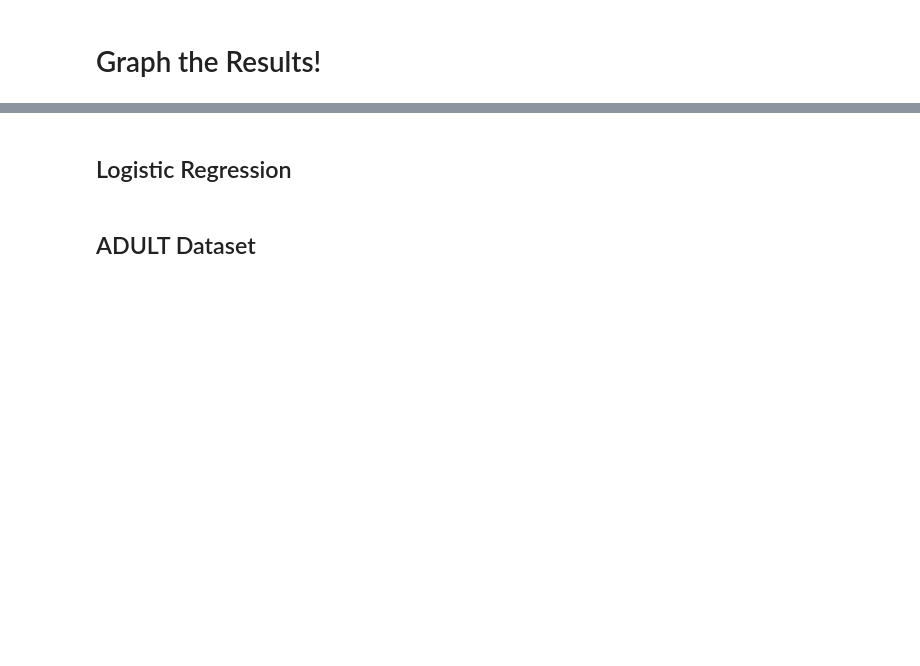
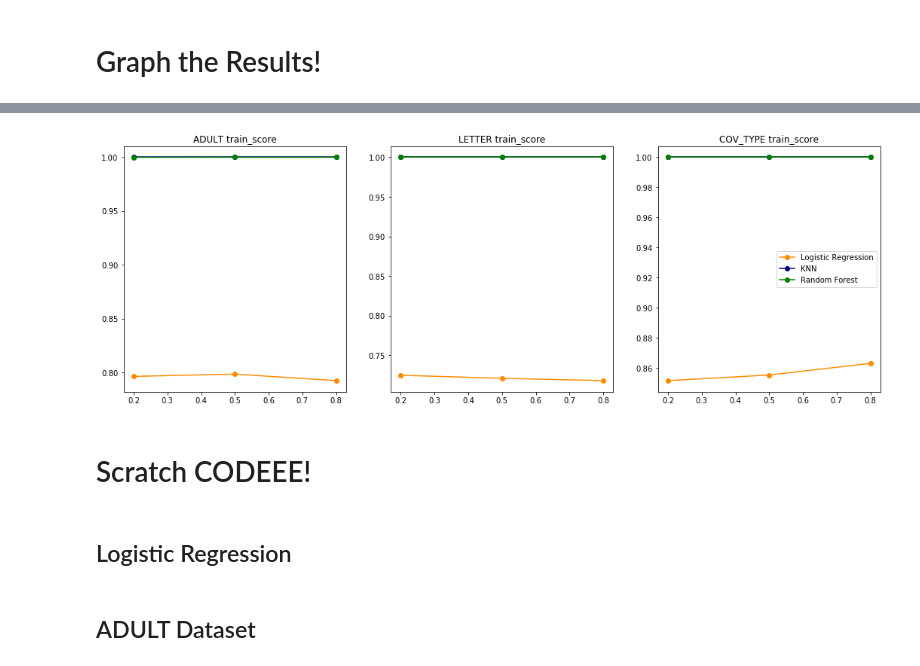
Before and after one commit to hal009/hal009.github.io, a Jupyter notebook: content/COGS118a/files/FinalProject/FinalProject.ipynb, the cells around one changed output, grey strips where cells are left out. Saved outputs shown, nothing was run; the diff lists cells and outputs as text; code cells hidden in the pictures; blank space fills up the shorter version.

```diff
--- a/content/COGS118a/files/FinalProject/FinalProject.ipynb
+++ b/content/COGS118a/files/FinalProject/FinalProject.ipynb
@@ -514,0 +371,6 @@ plt.show()
+# %%
+plot_accuracy("train_score")
+# %% [output]
+[figure, added]
+# %% [markdown]
+# Scratch CODEEE!
```
Also changed, not shown: parts of 31 cells of this notebook, 1 other file.
